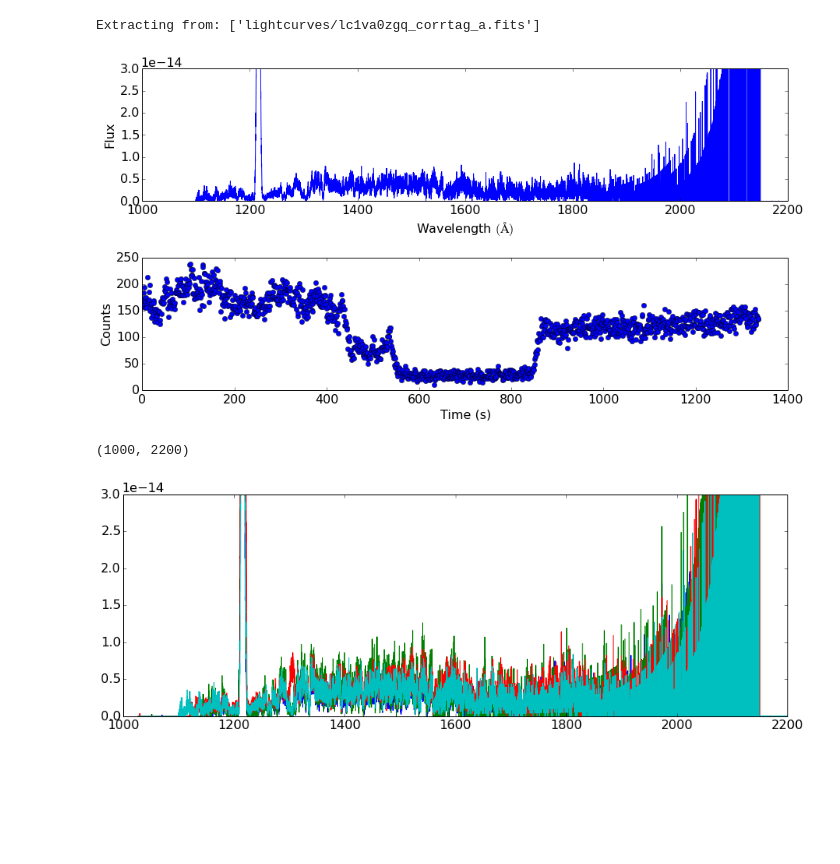
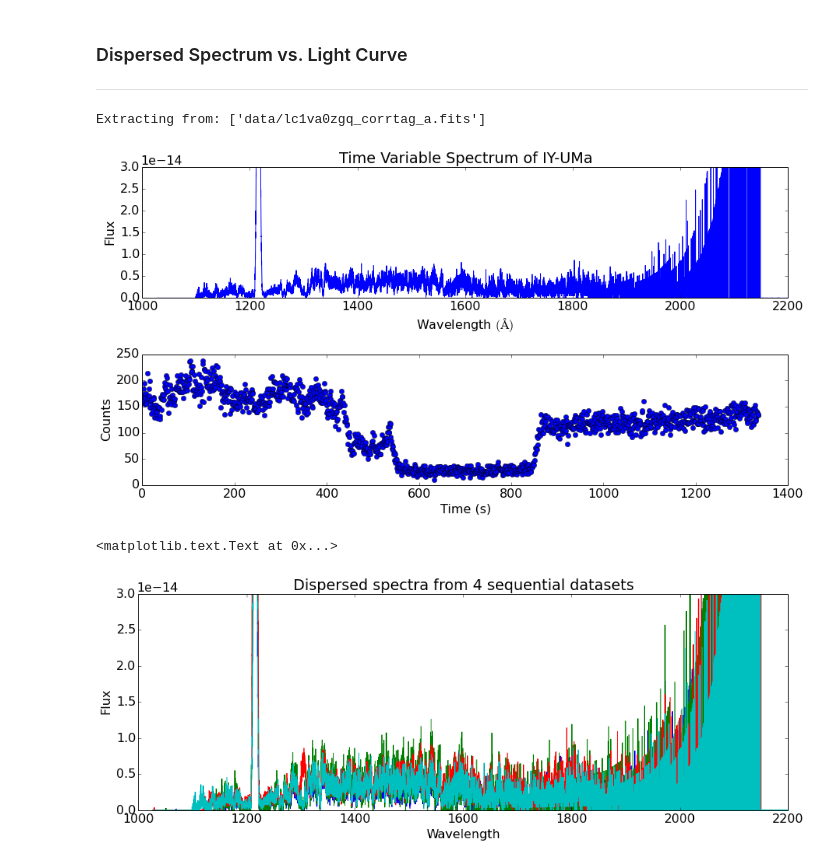
Before and after one commit to justincely/AAS224, a Jupyter notebook: lightcurve_tutorial.ipynb, the cells around one changed output. Cells and saved outputs as stored; diff of their text form; code cells hidden in the pictures; blank space fills up the shorter version.

```diff
--- a/lightcurve_tutorial.ipynb
+++ b/lightcurve_tutorial.ipynb
@@ -18,42 +45,48 @@ os.environ['lref'] = '/grp/hst/cdbs/lref/'
+# %% [markdown]
+### Dispersed Spectrum vs. Light Curve
+---
 # %%
 fig = plt.figure(figsize=(13, 7))
 ax1 = fig.add_subplot(2, 1, 1)
 ax2 = fig.add_subplot(2, 1, 2)
 
-hdu = fits.open('lightcurves/lc1va0zgq_x1d.fits')
+hdu = fits.open('data/lc1va0zgq_x1d.fits')
 ax1.plot(hdu[1].data['wavelength'].ravel(), hdu[1].data['flux'].ravel())
 ax1.set_ylim(0, 3e-14)
 ax1.set_xlim(1000, 2200)
 ax1.set_xlabel('Wavelength $(\AA)$')
 ax1.set_ylabel('Flux')
 
-lc = lightcurve.open(filename='lightcurves/lc1va0zgq_corrtag_a.fits')
+lc = lightcurve.open(filename='data/lc1va0zgq_corrtag_a.fits')
 ax2.plot(lc.times, lc.counts, 'o')
 ax2.set_ylabel('Counts')
 ax2.set_xlabel('Time (s)')
 
-ax1.set_title('Time Variable Spectrum')
+ax1.set_title('Time Variable Spectrum of IY-UMa')
 fig.tight_layout()
 fig.savefig('spectrum_vs_lightcurve.pdf', bbox_inches='tight')
 # %% [output]
-Extracting from: ['lightcurves/lc1va0zgq_corrtag_a.fits']
+Extracting from: ['data/lc1va0zgq_corrtag_a.fits']
-[figure, old version]
+[figure, new version]
 # %%
 fig = plt.figure(figsize=(15, 5))
 ax = fig.add_subplot(1, 1, 1)
 
-datasets = glob.glob('lightcurves/*x1d.fits')
+datasets = glob.glob('data/lc1v?????_x1d.fits')
 datasets.sort()
 
 for item in datasets:
     hdu = fits.open(item)
     ax.plot(hdu[1].data['wavelength'].ravel(), hdu[1].data['flux'].ravel())
 
 ax.set_ylim(0, 3e-14)
 ax.set_xlim(1000, 2200)
+ax.set_xlabel('Wavelength')
+ax.set_ylabel('Flux')
+ax.set_title('Dispersed spectra from 4 sequential datasets')
 # %% [output]
-(1000, 2200)
+<matplotlib.text.Text at 0x...>
-[figure, old version]
+[figure, new version]
 # %%
 fig, (ax1, ax2) = plt.subplots(2, figsize=(15, 7), sharex=True)
 
```
Also changed, not shown: parts of 9 cells of this notebook, 2 other files.
